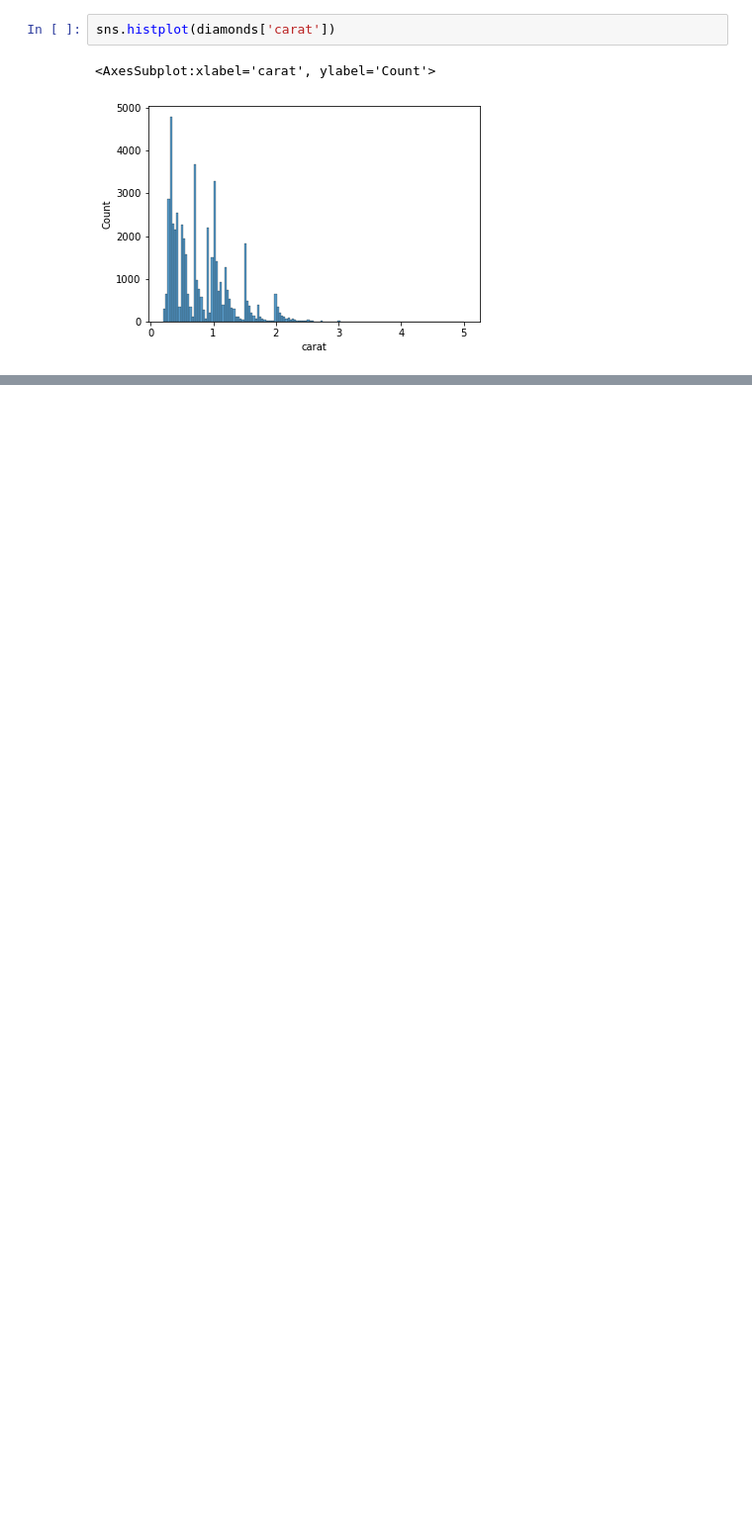
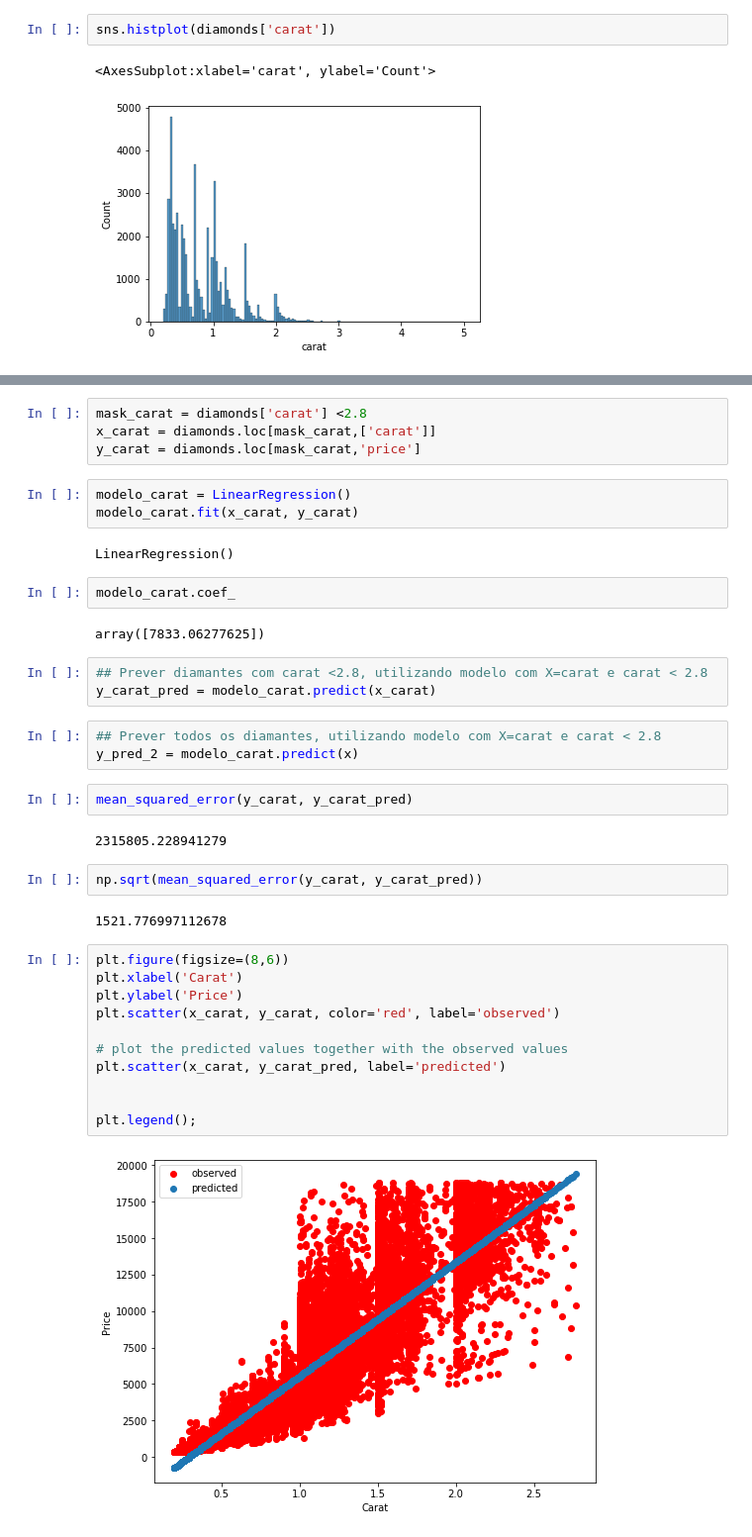
Before and after one commit to pedrolaender/03.Ironhack_Diamonds, a Jupyter notebook: estudo regressão linear.ipynb, the cells around one changed output, grey strips where cells are left out. Shown at 99% size. Cells and saved outputs as stored; diff of their text form; blank space fills up the shorter version.

```diff
--- a/estudo regressão linear.ipynb
+++ b/estudo regressão linear.ipynb
@@ -199,0 +271,40 @@ sns.histplot(diamonds['carat'])
+# %%
+mask_carat = diamonds['carat'] <2.8
+x_carat = diamonds.loc[mask_carat,['carat']]
+y_carat = diamonds.loc[mask_carat,'price']
+# %%
+modelo_carat = LinearRegression()
+modelo_carat.fit(x_carat, y_carat)
+# %% [output]
+LinearRegression()
+# %%
+modelo_carat.coef_
+# %% [output]
+array([7833.06277625])
+# %%
+## Prever diamantes com carat <2.8, utilizando modelo com X=carat e carat < 2.8
+y_carat_pred = modelo_carat.predict(x_carat)
+# %%
+## Prever todos os diamantes, utilizando modelo com X=carat e carat < 2.8
+y_pred_2 = modelo_carat.predict(x)
+# %%
+mean_squared_error(y_carat, y_carat_pred)
+# %% [output]
+2315805.228941279
+# %%
+np.sqrt(mean_squared_error(y_carat, y_carat_pred))
+# %% [output]
+1521.776997112678
+# %%
+plt.figure(figsize=(8,6))
+plt.xlabel('Carat')
+plt.ylabel('Price')
+plt.scatter(x_carat, y_carat, color='red', label='observed')
+
+# plot the predicted values together with the observed values
+plt.scatter(x_carat, y_carat_pred, label='predicted')
+
+
+plt.legend();
+# %% [output]
+[figure, added]
```
Also changed, not shown: parts of 84 cells of this notebook, 1 other file.
